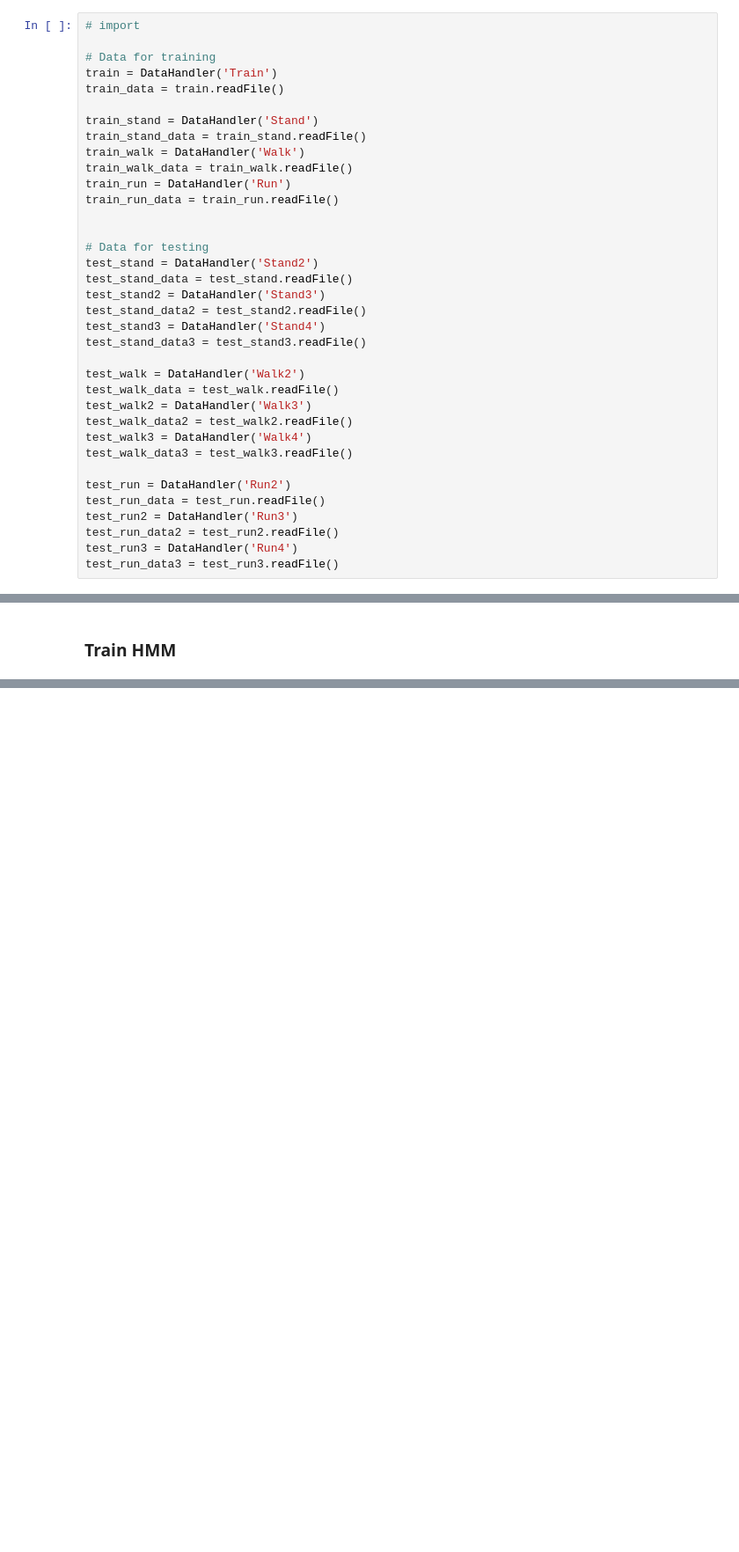
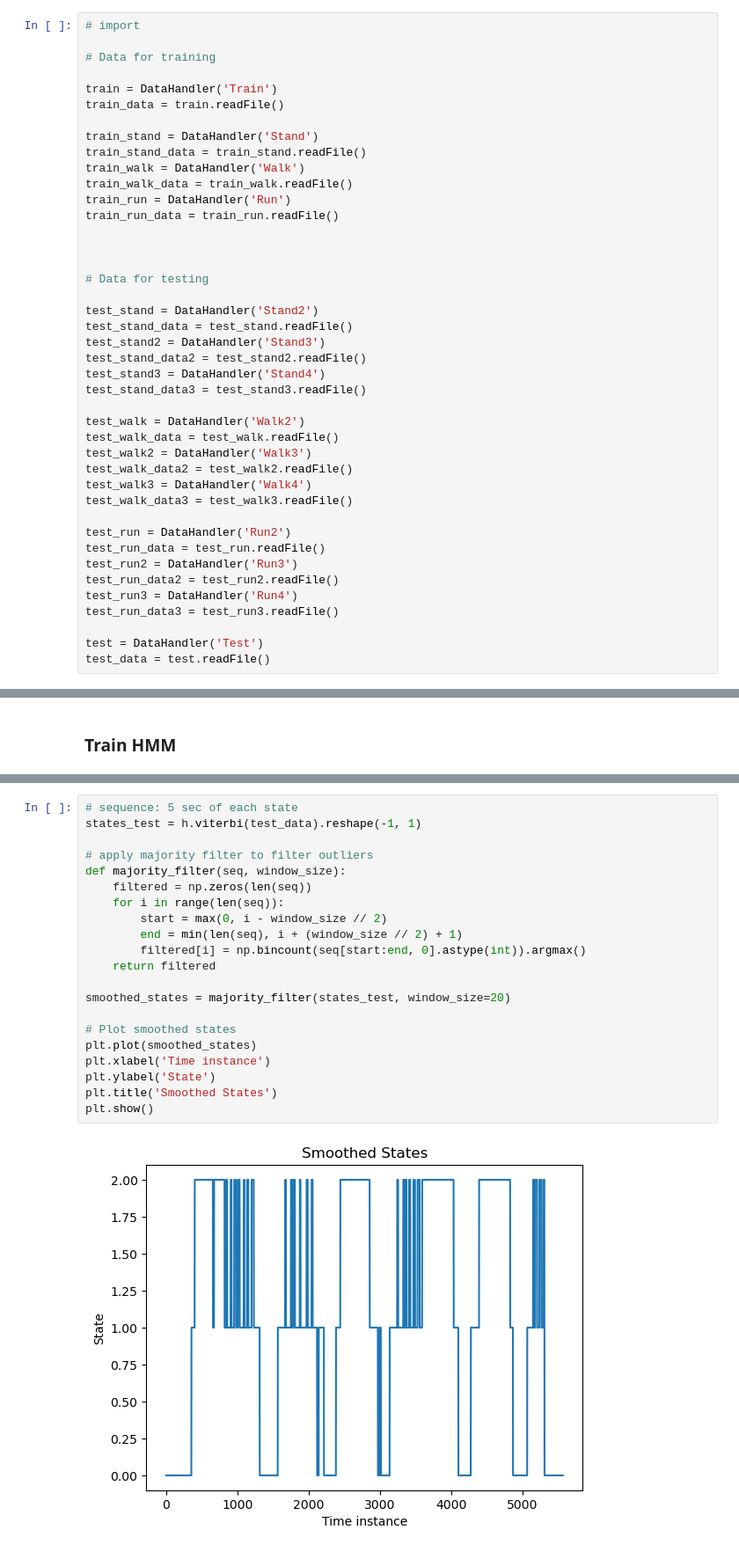
Before and after one commit to TheresaHoesl/PatternRecognition_MachineLearning, a Jupyter notebook: Final_project/EQ2341_activity_recognition.ipynb, the cells around one changed output, grey strips where cells are left out. Shown at 88% size. Drawn from its saved outputs; the diff is of its cells as text; blank space fills up the shorter version.

```diff
--- a/Final_project/EQ2341_activity_recognition.ipynb
+++ b/Final_project/EQ2341_activity_recognition.ipynb
@@ -20,6 +20,7 @@ import pandas as pd
 # import
 
 # Data for training
+
 train = DataHandler('Train')
 train_data = train.readFile()
 
@@ -31,7 +32,9 @@ train_run = DataHandler('Run')
 train_run_data = train_run.readFile()
 
 
+
 # Data for testing
+
 test_stand = DataHandler('Stand2')
 test_stand_data = test_stand.readFile()
 test_stand2 = DataHandler('Stand3')
@@ -52,4 +55,7 @@ test_run2 = DataHandler('Run3')
 test_run_data2 = test_run2.readFile()
 test_run3 = DataHandler('Run4')
 test_run_data3 = test_run3.readFile()
+
+test = DataHandler('Test')
+test_data = test.readFile()
 # %% [markdown]
@@ -121,0 +146,23 @@ executing.executing.NotOneValueFound: Expected one value, found 0
+# %%
+# sequence: 5 sec of each state
+states_test = h.viterbi(test_data).reshape(-1, 1)
+
+# apply majority filter to filter outliers
+def majority_filter(seq, window_size):
+    filtered = np.zeros(len(seq))
+    for i in range(len(seq)):
+        start = max(0, i - window_size // 2)
+        end = min(len(seq), i + (window_size // 2) + 1)
+        filtered[i] = np.bincount(seq[start:end, 0].astype(int)).argmax()
+    return filtered
+
+smoothed_states = majority_filter(states_test, window_size=20)
+
+# Plot smoothed states
+plt.plot(smoothed_states)
+plt.xlabel('Time instance')
+plt.ylabel('State')
+plt.title('Smoothed States')
+plt.show()
+# %% [output]
+[figure, added]
```
Also changed, not shown: parts of 7 cells of this notebook, 1 other file.
